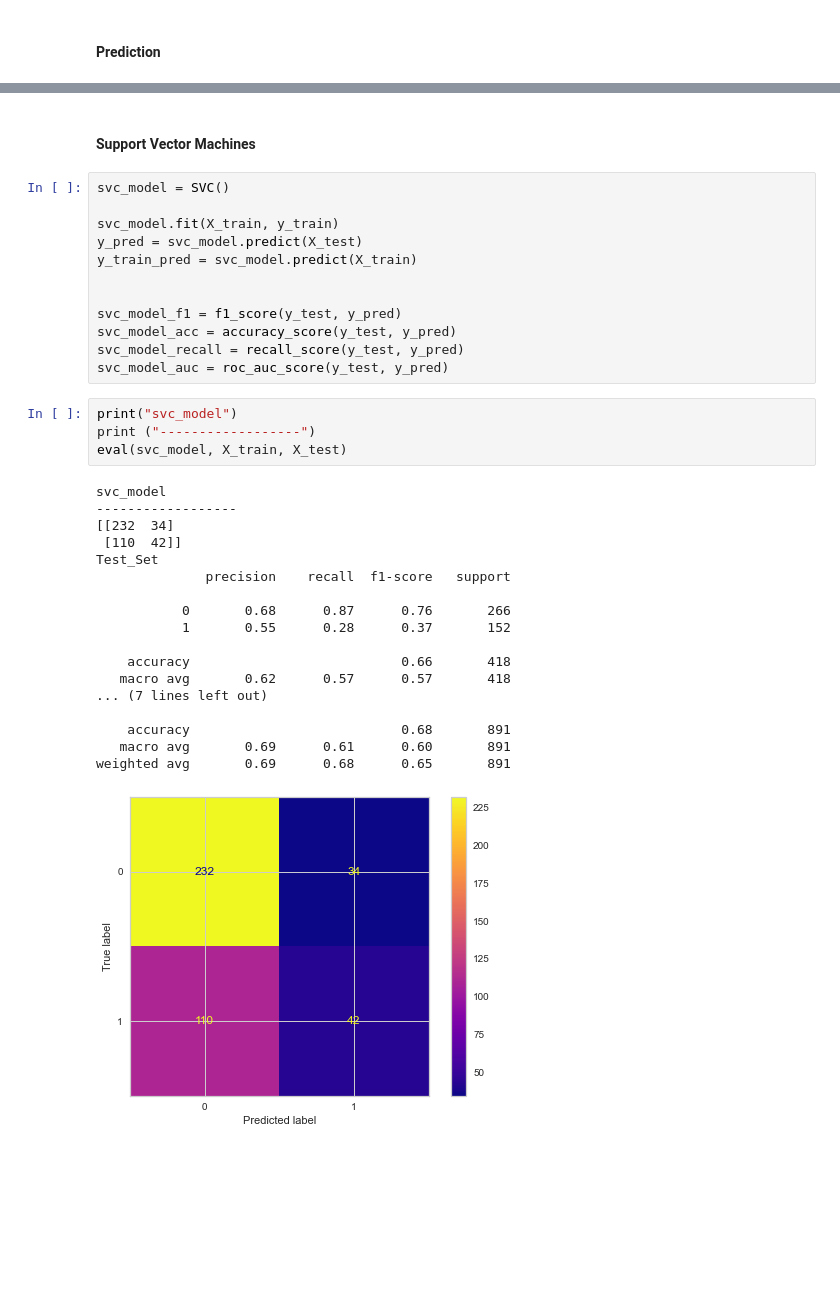
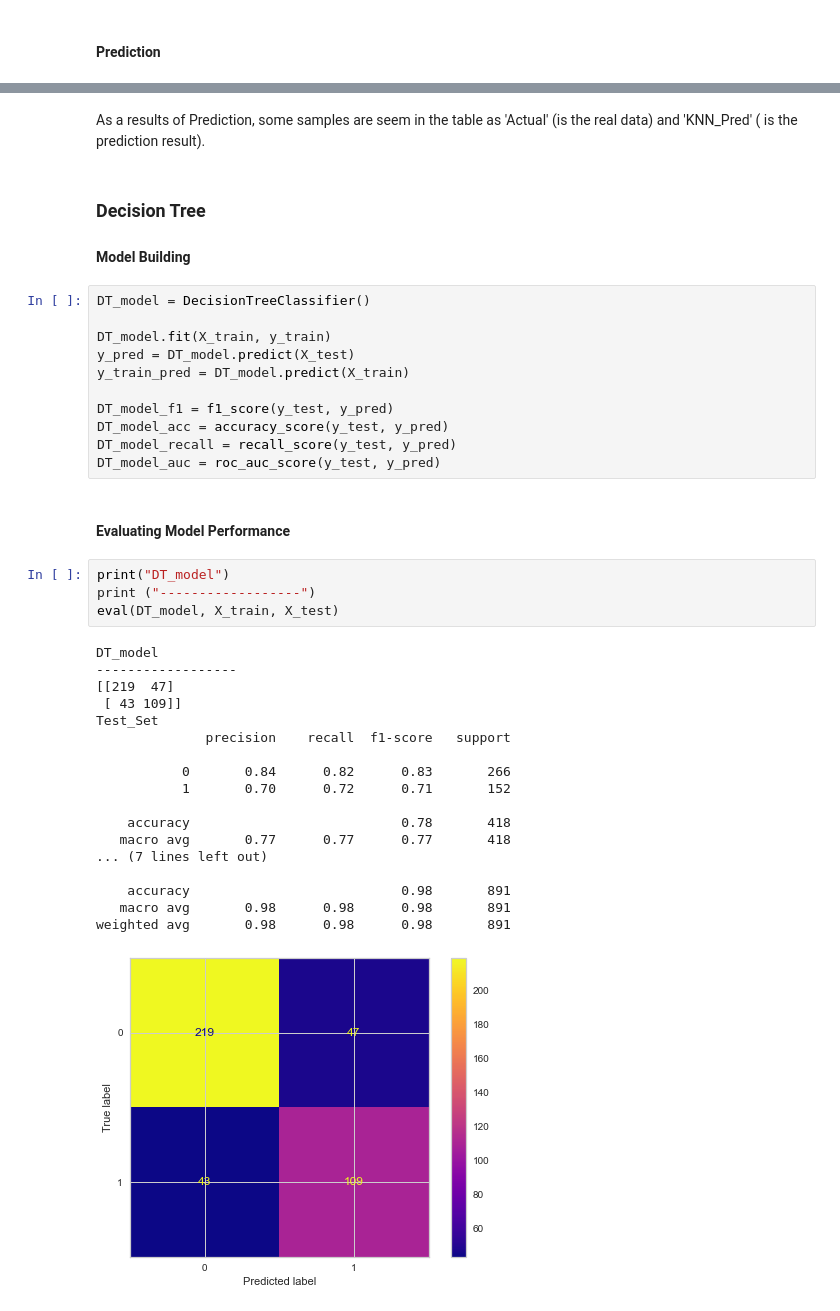
Before and after one commit to MEnesAkpinar/Titanic_Project_Prediction_with_ML, a Jupyter notebook: Titanic_Prediction_with_ML.ipynb, the cells around one changed output, grey strips where cells are left out. Drawn from its saved outputs; the diff is of its cells as text; blank space fills up the shorter version.

```diff
--- a/Titanic_Prediction_with_ML.ipynb
+++ b/Titanic_Prediction_with_ML.ipynb
@@ -1556,40 +1570,45 @@ Model_Preds.head()
-# %% [markdown]
-#### Support Vector Machines
+# %% [markdown]
+As a results of Prediction, some samples are seem in the table as 'Actual' (is the real data) and 'KNN_Pred' ( is the prediction result).
+# %% [markdown]
+### Decision Tree
+
+#### Model Building
 # %%
-svc_model = SVC()
+DT_model = DecisionTreeClassifier()
 
-svc_model.fit(X_train, y_train)
-y_pred = svc_model.predict(X_test)
-y_train_pred = svc_model.predict(X_train)
+DT_model.fit(X_train, y_train)
+y_pred = DT_model.predict(X_test)
+y_train_pred = DT_model.predict(X_train)
 
-
-svc_model_f1 = f1_score(y_test, y_pred)
-svc_model_acc = accuracy_score(y_test, y_pred)
-svc_model_recall = recall_score(y_test, y_pred)
-svc_model_auc = roc_auc_score(y_test, y_pred)
+DT_model_f1 = f1_score(y_test, y_pred)
+DT_model_acc = accuracy_score(y_test, y_pred)
+DT_model_recall = recall_score(y_test, y_pred)
+DT_model_auc = roc_auc_score(y_test, y_pred)
+# %% [markdown]
+#### Evaluating Model Performance
 # %%
-print("svc_model")
+print("DT_model")
 print ("------------------")
-eval(svc_model, X_train, X_test)
+eval(DT_model, X_train, X_test)
 # %% [output]
-svc_model
+DT_model
 ------------------
-[[232  34]
- [110  42]]
+[[219  47]
+ [ 43 109]]
 Test_Set
               precision    recall  f1-score   support
 
-           0       0.68      0.87      0.76       266
-           1       0.55      0.28      0.37       152
+           0       0.84      0.82      0.83       266
+           1       0.70      0.72      0.71       152
 
-    accuracy                           0.66       418
-   macro avg       0.62      0.57      0.57       418
+    accuracy                           0.78       418
+   macro avg       0.77      0.77      0.77       418
 ... (7 lines left out)
 
-    accuracy                           0.68       891
-   macro avg       0.69      0.61      0.60       891
-weighted avg       0.69      0.68      0.65       891
+    accuracy                           0.98       891
+   macro avg       0.98      0.98      0.98       891
+weighted avg       0.98      0.98      0.98       891
-[figure, old version]
+[figure, new version]
 # %%
 train_val(y_train, y_train_pred, y_test, y_pred)
 # %% [output]
```
Also changed, not shown: parts of 75 cells of this notebook.
